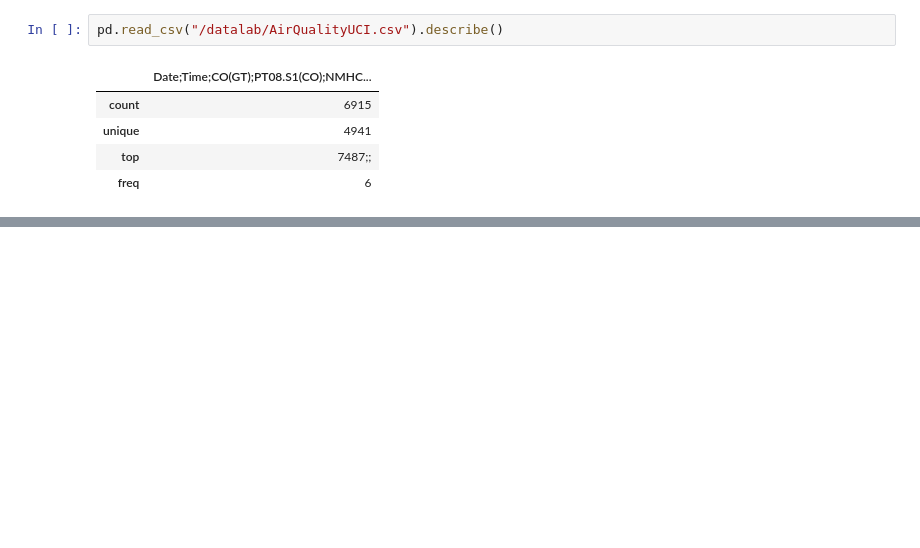
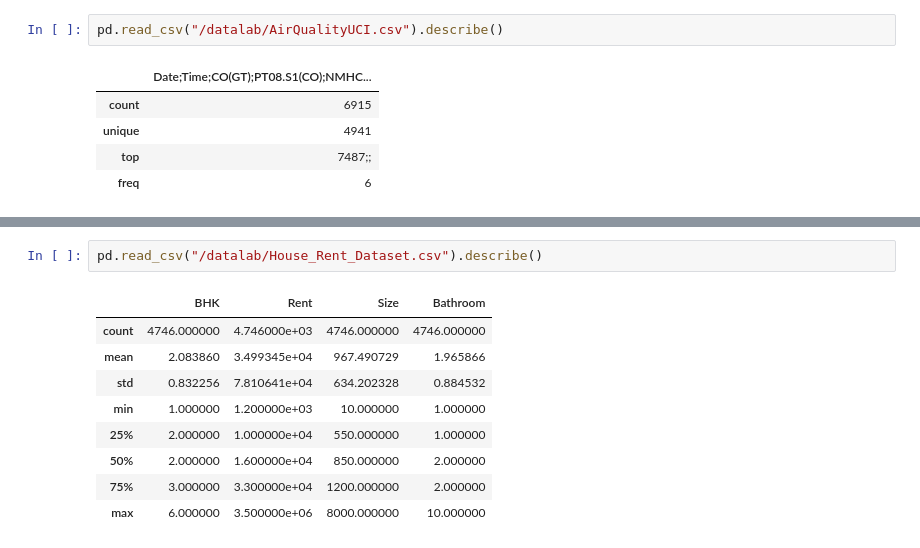
Before and after one commit to harshsinha-12/DataVisualisationSem1AssignmentsIITP, a Jupyter notebook: Assignment1_HarshSinha.ipynb, the cells around one changed output, grey strips where cells are left out. Cells and saved outputs as stored; diff of their text form; blank space fills up the shorter version.

```diff
--- a/Assignment1_HarshSinha.ipynb
+++ b/Assignment1_HarshSinha.ipynb
@@ -87,0 +110,12 @@ pd.read_csv("/datalab/AirQualityUCI.csv").describe()
+# %%
+pd.read_csv("/datalab/House_Rent_Dataset.csv").describe()
+# %% [output]
+|  | BHK | Rent | Size | Bathroom |
+| count | 4746.000000 | 4.746000e+03 | 4746.000000 | 4746.000000 |
+| mean | 2.083860 | 3.499345e+04 | 967.490729 | 1.965866 |
+| std | 0.832256 | 7.810641e+04 | 634.202328 | 0.884532 |
+| min | 1.000000 | 1.200000e+03 | 10.000000 | 1.000000 |
+| 25% | 2.000000 | 1.000000e+04 | 550.000000 | 1.000000 |
+| 50% | 2.000000 | 1.600000e+04 | 850.000000 | 2.000000 |
+| 75% | 3.000000 | 3.300000e+04 | 1200.000000 | 2.000000 |
+| max | 6.000000 | 3.500000e+06 | 8000.000000 | 10.000000 |
```
Also changed, not shown: parts of 3 cells of this notebook.
